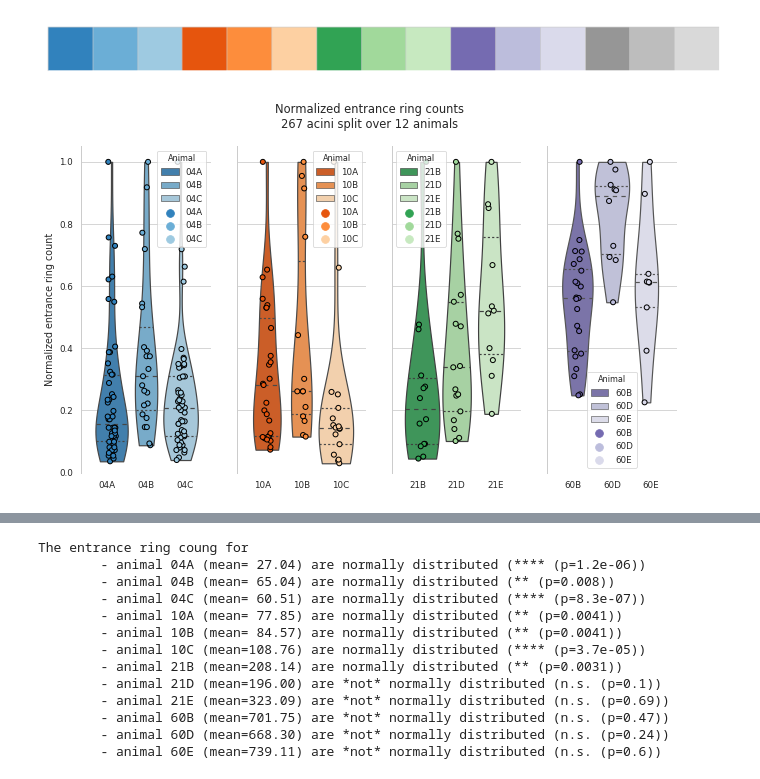
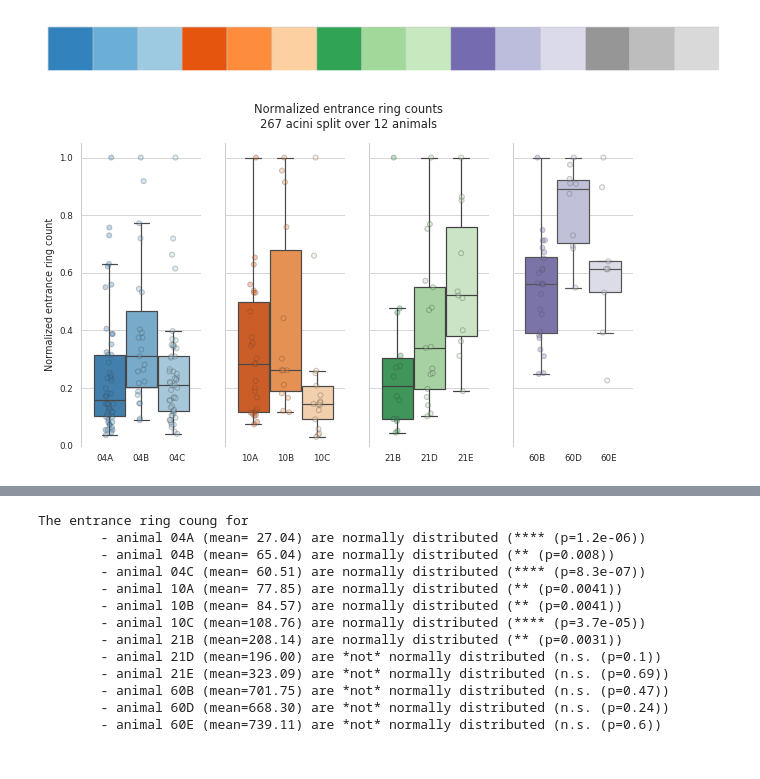
Before and after one commit to habi/acinar-analysis, a Jupyter notebook: Analysis.ipynb, the cells around one changed output, grey strips where cells are left out. Cells and saved outputs as stored; diff of their text form; code cells hidden in the pictures.

Commit message:
More plots to compare Tschanz/Barre data with ours
I think we're getting there...

```diff
--- a/Analysis.ipynb
+++ b/Analysis.ipynb
@@ -26,7 +26,7 @@ seaborn.set_context('paper')
 # Display all images in b&w and with no interpolation
 plt.rc('image', cmap='gray', interpolation='none')
 # Size up figures a bit
-plt.rcParams['figure.figsize'] = (16 / 1.5, 9 / 1.5)
+plt.rcParams['figure.figsize'] = (16 * 0.618, 9 * 0.618)
 # Save (PNG) images with a higher DPI, since Authorea cannot import PDFs...
 plt.rcParams['savefig.dpi'] = 300
 # Despine all the plots (nearly equal to "seaborn.despine(offset=10, trim=True, bottom=True)")
@@ -326,10 +328,19 @@ Not that we loaded all the data, we analyze and display it.
 # Let's look at all the counts from Eveline
 for c, d in enumerate(sorted(pandas.unique(Data.Day))):
     plt.subplot(1, len(pandas.unique(Data.Day)), c + 1)
-    bxplt = seaborn.boxplot(data=Data.loc[Data.Day == d], x='Day', y='Counts_Eveline',
-                            hue='Animal')
-    swrmplt = seaborn.stripplot(data=Data.loc[Data.Day == d], x='Day', y='Counts_Eveline', hue='Animal', jitter=True,
-                                dodge=True, linewidth=1, edgecolor='k', alpha=0.309)
+    bxplt = seaborn.boxplot(data=Data.loc[Data.Day == d],
+                            x='Day',
+                            y='Counts_Eveline',
+                            hue='Animal',
+                            fliersize=0)
+    swrmplt = seaborn.stripplot(data=Data.loc[Data.Day == d],
+                                x='Day',
+                                y='Counts_Eveline',
+                                hue='Animal',
+                                jitter=True,
+                                dodge=True,
+                                linewidth=1,
+                                alpha=0.309)
     handles, labels = plt.gca().get_legend_handles_labels()
     plt.ylim([0, 1.1 * Data.Counts_Eveline.max()])
     bxplt.legend(handles[:len(handles) // 2], labels[:len(labels) // 2])
@@ -458,31 +469,42 @@ ourpalette = {animal: ourcolors[c] for c, animal in enumerate(sorted(pandas.uniq
 # %%
 # Let's look at the counts from Eveline
 for c, d in enumerate(sorted(pandas.unique(Data.Day))):
     plt.subplot(1, len(pandas.unique(Data.Day)), c + 1)
-    bxplt = seaborn.violinplot(data=Data.loc[Data.Day == d], x='Day', y='Counts_Eveline_normalized',
+    bxplt = seaborn.boxplot(data=Data.loc[Data.Day == d],
+                               x='Day',
+                               y='Counts_Eveline_normalized',
                                hue='Animal',
                                # Because the animals are preferentially sorted on the beamtime name, we have
                                # to jump through the hoop below and sort the hues on the 'Animal' in addition
                                # to what we did for Evelines counts where all the data is in *one* folder
                                # Just comment the next line to see the difference (a correct plot, but ugly sort :)
                                hue_order=sorted(pandas.unique(Data.loc[Data.Day == d]['Animal'])),
-                               palette=ourpalette, cut=0, inner='quartiles')
-    swrmplt = seaborn.stripplot(data=Data.loc[Data.Day == d], x='Day', y='Counts_Eveline_normalized', hue='Animal', jitter=True,
+                               palette=ourpalette,
+                               fliersize=0)
+    swrmplt = seaborn.stripplot(data=Data.loc[Data.Day == d],
+                                x='Day',
+                                y='Counts_Eveline_normalized',
+                                hue='Animal',
+                                jitter=True,
                                 hue_order=sorted(pandas.unique(Data.loc[Data.Day == d]['Animal'])),
-                                dodge=True, linewidth=1, palette=ourpalette, edgecolor='k', alpha=1)
+                                dodge=True,
+                                linewidth=1,
+                                palette=ourpalette,
+                                alpha=0.309)
+    plt.gca().get_legend().remove()
     plt.ylim([0, 1.05])
     plt.xticks(numpy.arange(-0.3, 0.6, 0.3), sorted(Data[Data.Day == d].Animal.unique()))
     plt.xlabel('')
     if c:
         plt.ylabel('')
         plt.gca().set_yticklabels([])
     else:
         plt.ylabel('Normalized entrance ring count')
 plt.suptitle('Normalized entrance ring counts\n%s acini split over %s animals' % (len(Data),
                                                                                   len(pandas.unique(Data.Animal))))
 plt.show()
 # %% [output]
-[figure, old version]
+[figure, new version]
 # %%
 # Let's look at the counts from Eveline
 for c, d in enumerate(sorted(pandas.unique(Data.Day))):
```
Also changed, not shown: parts of 73 cells of this notebook.
